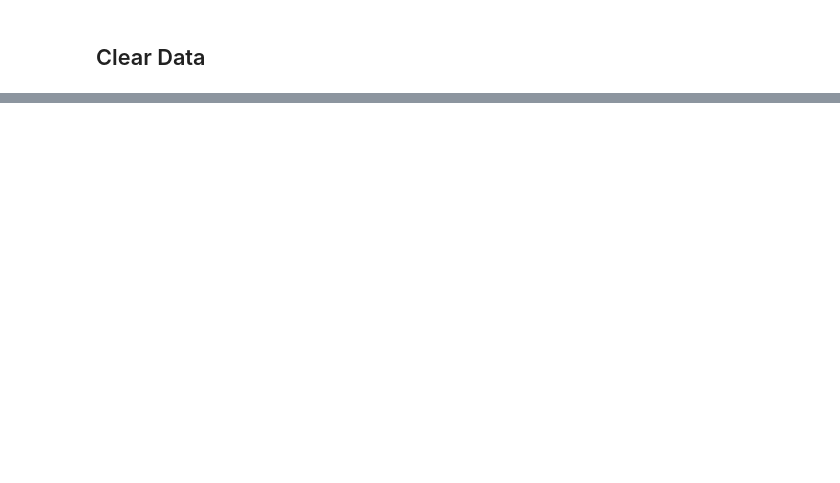
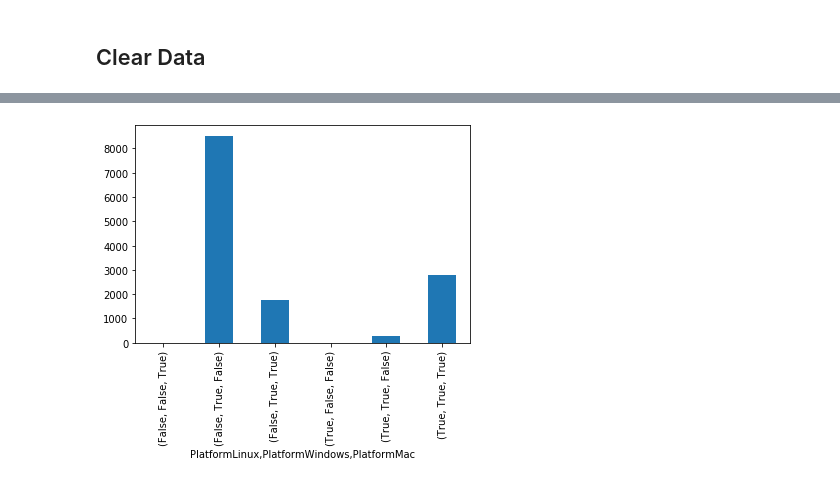
Before and after one commit to UVBMOB/SteamDataML, a Jupyter notebook: code/SteamGamesFeatures.ipynb, the cells around one changed output, grey strips where cells are left out. Cells and saved outputs as stored; diff of their text form; code cells hidden in the pictures; blank space fills up the shorter version.

```diff
--- a/code/SteamGamesFeatures.ipynb
+++ b/code/SteamGamesFeatures.ipynb
@@ -41,0 +120,7 @@ df.info()
+# %%
+#linux-windows-mac platforma göre sayılar
+plt.clf()
+df.groupby(['PlatformLinux','PlatformWindows','PlatformMac'])['AppName'].size().plot(kind='bar')
+plt.show()
+# %% [output]
+[figure, added]
```
Also changed, not shown: parts of 17 cells of this notebook, 1 other file.
